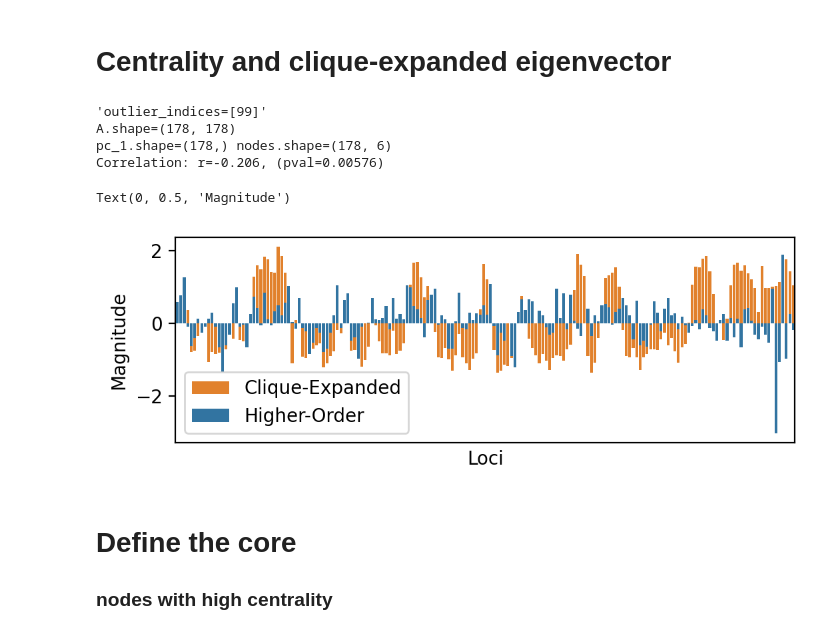
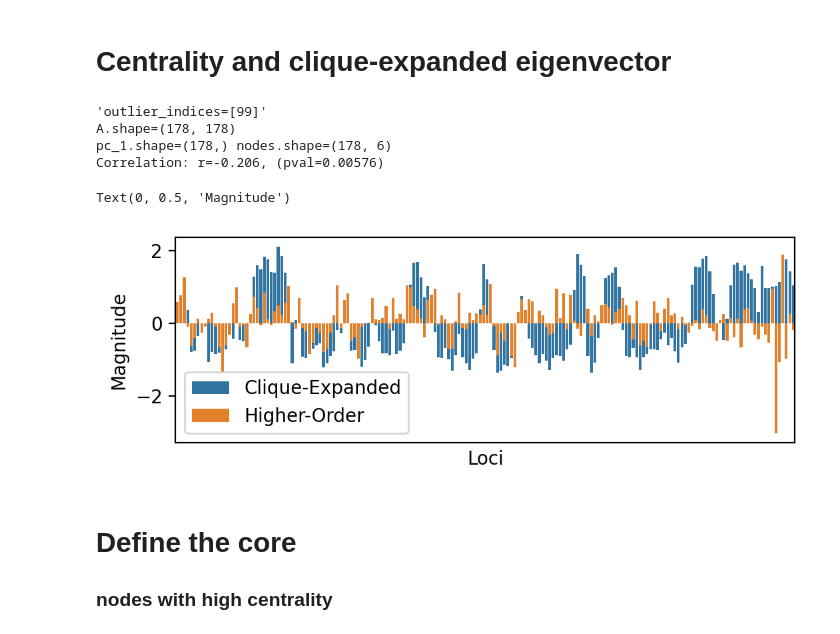
Before and after one commit to CooperStansbury/higher-order-single-cell, a Jupyter notebook: notebooks/core/chromosome2_core.ipynb, the cells around one changed output. Saved outputs shown, nothing was run; the diff lists cells and outputs as text; code cells hidden in the pictures.

```diff
--- a/notebooks/core/chromosome2_core.ipynb
+++ b/notebooks/core/chromosome2_core.ipynb
@@ -48,9 +49,15 @@ chroms.head()
 reload(core_utils)
 
 dpath = "/scratch/indikar_root/indikar1/shared_data/population/align_table/"
+file_list = glob.glob(f"{dpath}*")
 resolution = 1e6
 chromosomes = ['2']
-df = core_utils.load_population_pore_c(dpath, chrom_starts, resolution=resolution, chroms=chromosomes)
+df = core_utils.load_pore_c(
+    file_list,
+    chrom_starts,
+    resolution=resolution,
+    chroms=chromosomes
+)
 print(f"{df.shape=}")
 df['ones'] = 1
 df.head()
@@ -126,7 +133,7 @@ Text(0.5, 302.6666666666665, '')
 # %% [markdown]
 # Centrality
 # %%
-def get_core(H, outlier_indices, function='log-exp', q=0.75, maxiter=1000):
+def get_core(H, outlier_indices, function='log-exp', q=0.75, maxiter=10000):
     """
     Calculates nonlinear eigenvector centrality and related metrics.
 
@@ -245,35 +252,34 @@ print(f"{pc_1.shape=} {nodes.shape=}")
 plt.rcParams['figure.dpi'] = 200
 plt.rcParams['figure.figsize'] = 6, 2
 
 sns.barplot(
     x=range(4, len(X_pca)+4),
     y=pc_1,
-    color='C1',
     label='Clique-Expanded',
     # alpha=0.6,
 )
 
 
 sns.barplot(
     data=nodes.head(177),
     x='local_bin',
     y='zscores',
     label='Higher-Order',
 )
 
 r, pval = scipy.stats.pearsonr(pc_1, nodes['zscores'].values)
 print(f"Correlation: {r=:.3f}, (pval={pval:.5f})")
 
 plt.xticks([])
 plt.xlabel('Loci')
 plt.ylabel('Magnitude')
 # %% [output]
 'outlier_indices=[99]'
 A.shape=(178, 178)
 pc_1.shape=(178,) nodes.shape=(178, 6)
 Correlation: r=-0.206, (pval=0.00576)
 Text(0, 0.5, 'Magnitude')
-[figure, old version]
+[figure, new version]
 # %% [markdown]
 # Define the core
 ### nodes with high centrality
```
Also changed, not shown: parts of 71 cells of this notebook, 1 other file.
